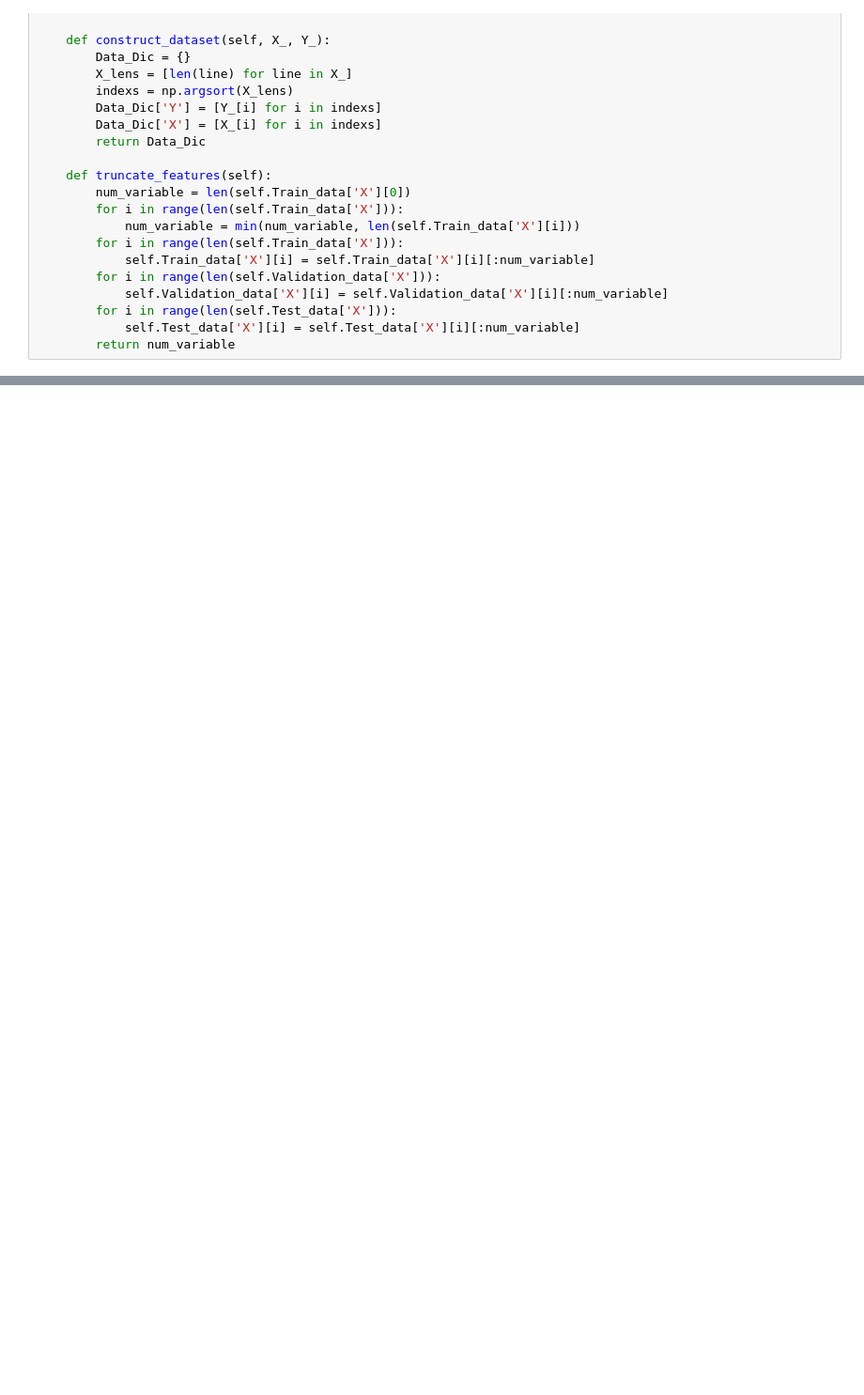
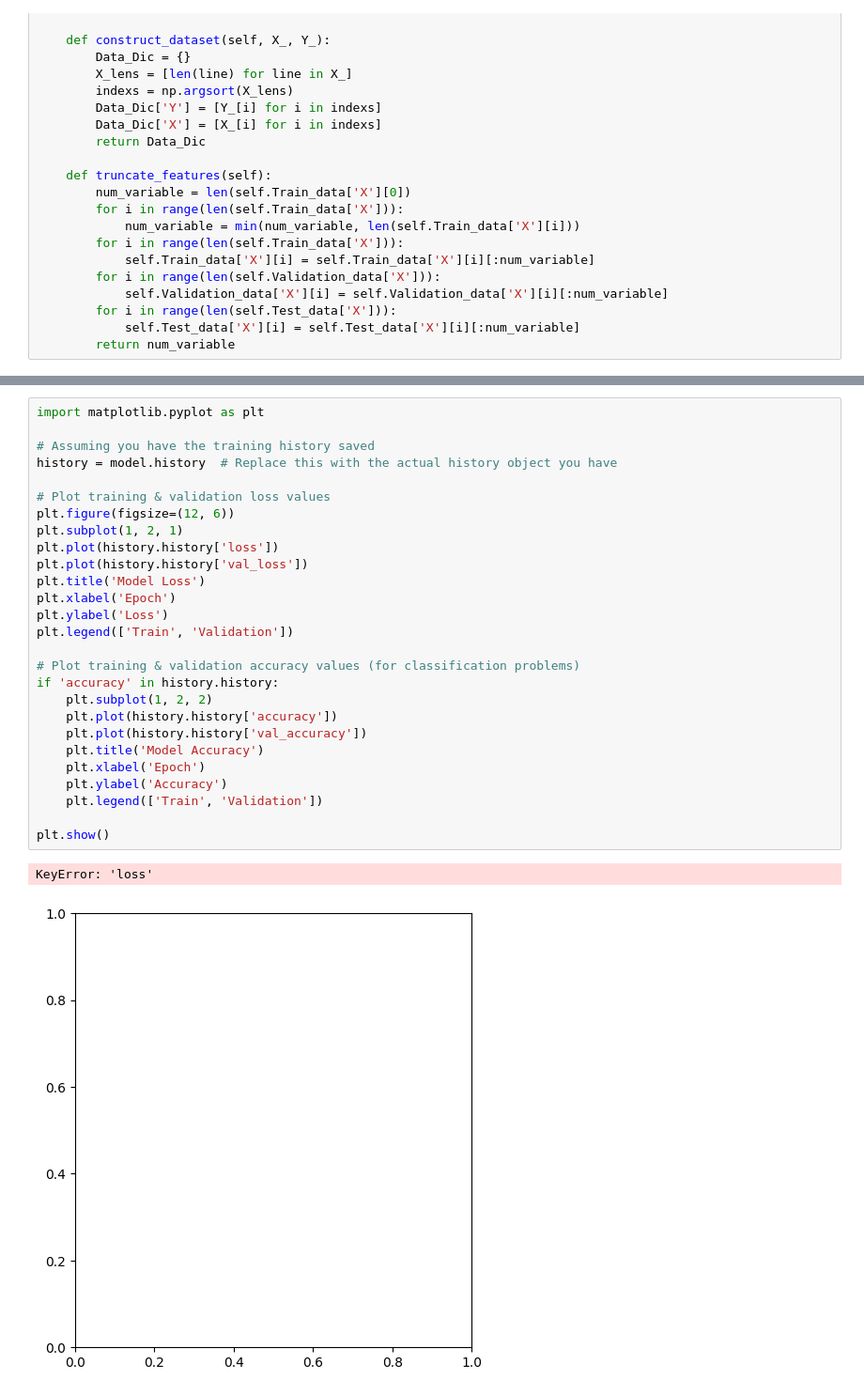
Before and after one commit to MarsImmortal/neural_factorization_machine, a Jupyter notebook: NFM.ipynb, the cells around one changed output, grey strips where cells are left out. Shown: that part at 94% size. Drawn from its saved outputs; the diff is of its cells as text; blank space fills up the shorter version.

Commit message:
add fucntionality to evaluate the model and start resolving keras error

```diff
--- a/NFM.ipynb
+++ b/NFM.ipynb
@@ -189,0 +395,30 @@ Epoch 35/200
+# %%
+import matplotlib.pyplot as plt
+
+# Assuming you have the training history saved
+history = model.history  # Replace this with the actual history object you have
+
+# Plot training & validation loss values
+plt.figure(figsize=(12, 6))
+plt.subplot(1, 2, 1)
+plt.plot(history.history['loss'])
+plt.plot(history.history['val_loss'])
+plt.title('Model Loss')
+plt.xlabel('Epoch')
+plt.ylabel('Loss')
+plt.legend(['Train', 'Validation'])
+
+# Plot training & validation accuracy values (for classification problems)
+if 'accuracy' in history.history:
+    plt.subplot(1, 2, 2)
+    plt.plot(history.history['accuracy'])
+    plt.plot(history.history['val_accuracy'])
+    plt.title('Model Accuracy')
+    plt.xlabel('Epoch')
+    plt.ylabel('Accuracy')
+    plt.legend(['Train', 'Validation'])
+
+plt.show()
+# %% [output]
+KeyError: 'loss'
+[figure, added]
```
Also changed, not shown: parts of 12 cells of this notebook.
